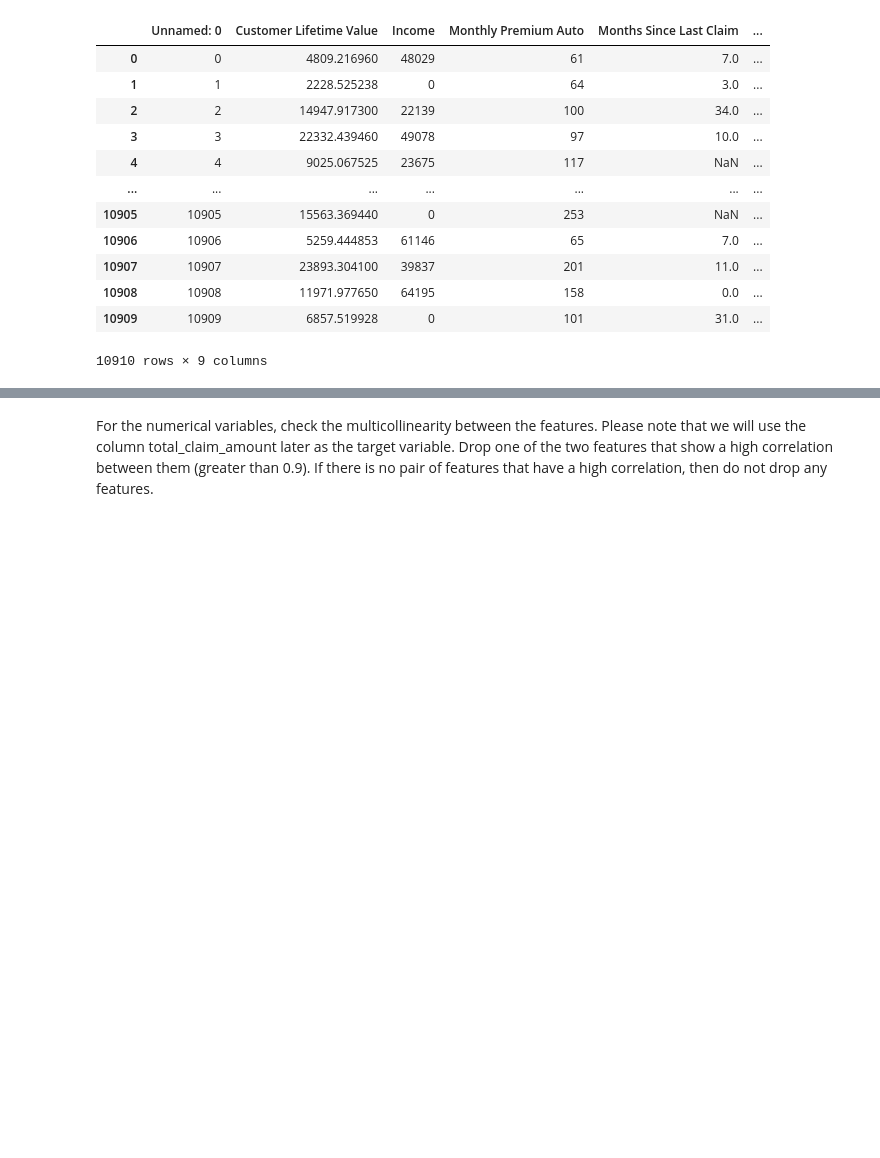
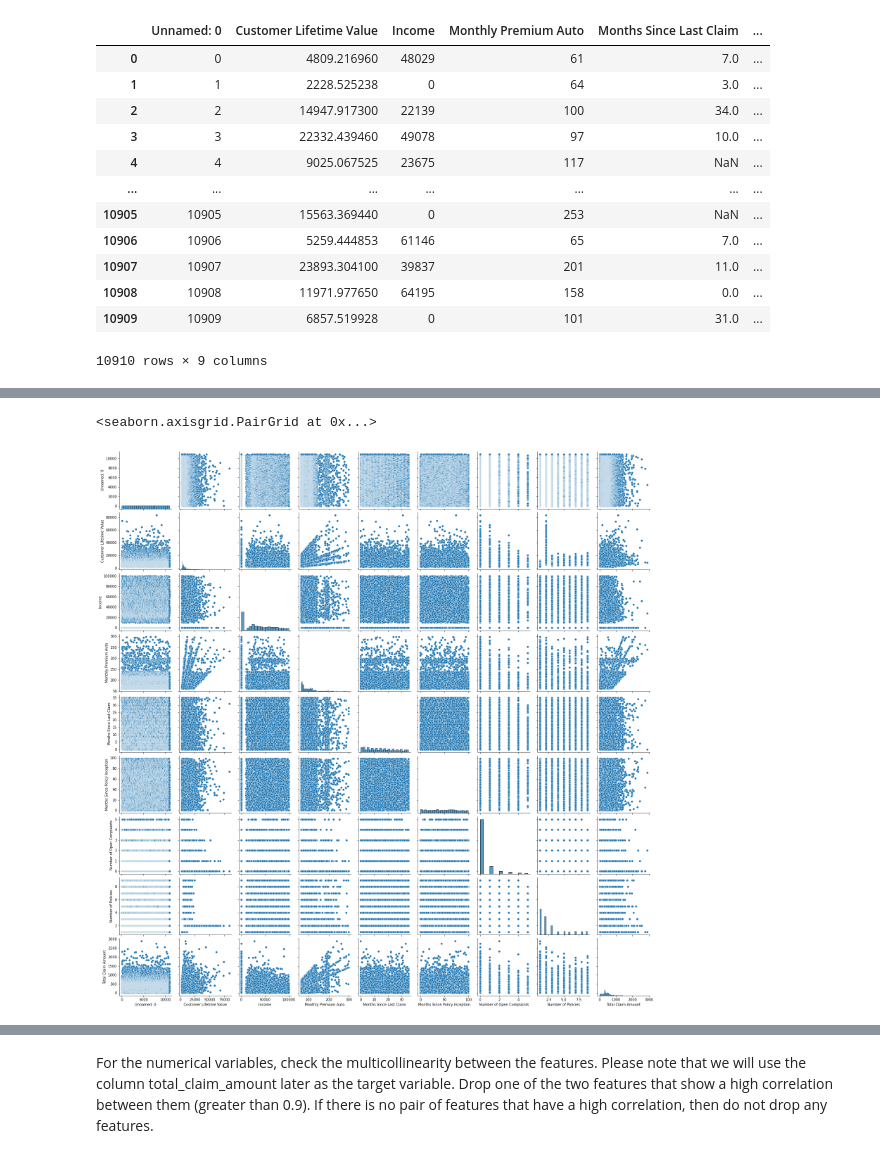
Before and after one commit to muhammadanani/Customer_Analysis_CS, a Jupyter notebook: Customer_Analysis_Case_Study/Plotting/Plotting activity 3 4 5.ipynb, the cells around one changed output, grey strips where cells are left out. Cells and saved outputs as stored; diff of their text form; code cells hidden in the pictures; blank space fills up the shorter version.

```diff
--- a/Customer_Analysis_Case_Study/Plotting/Plotting activity 3 4 5.ipynb
+++ b/Customer_Analysis_Case_Study/Plotting/Plotting activity 3 4 5.ipynb
@@ -208,3 +208,8 @@ Text(0.5, 0, 'Number of Policies')
+# %%
+sns.pairplot(numerical)
+# %% [output]
+<seaborn.axisgrid.PairGrid at 0x...>
+[figure, added]
 # %%
 numerical.corr() ## finds correlation coffecients across all numerical data
 # %% [output]
```
Also changed, not shown: parts of 10 cells of this notebook, 13 other files.
